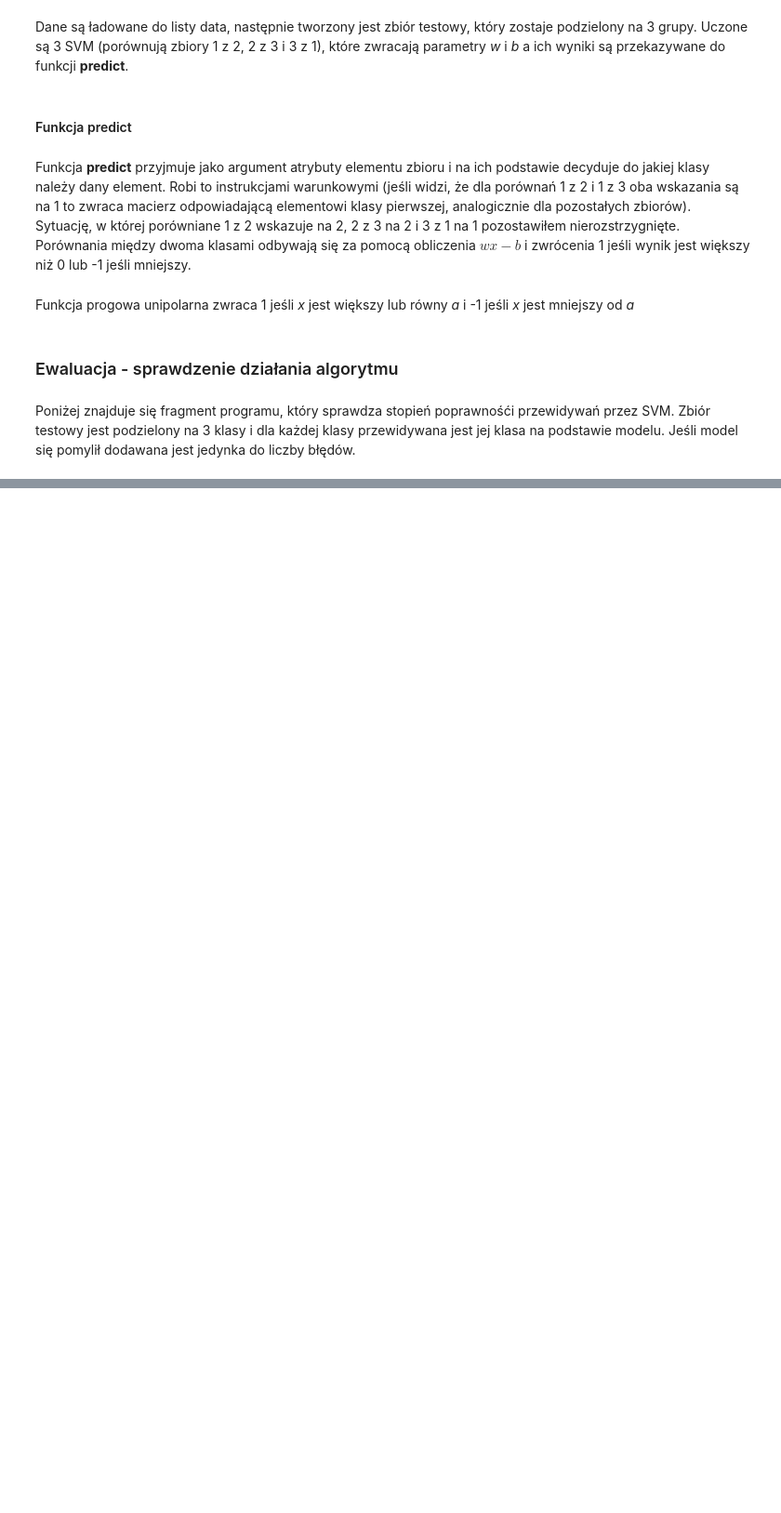
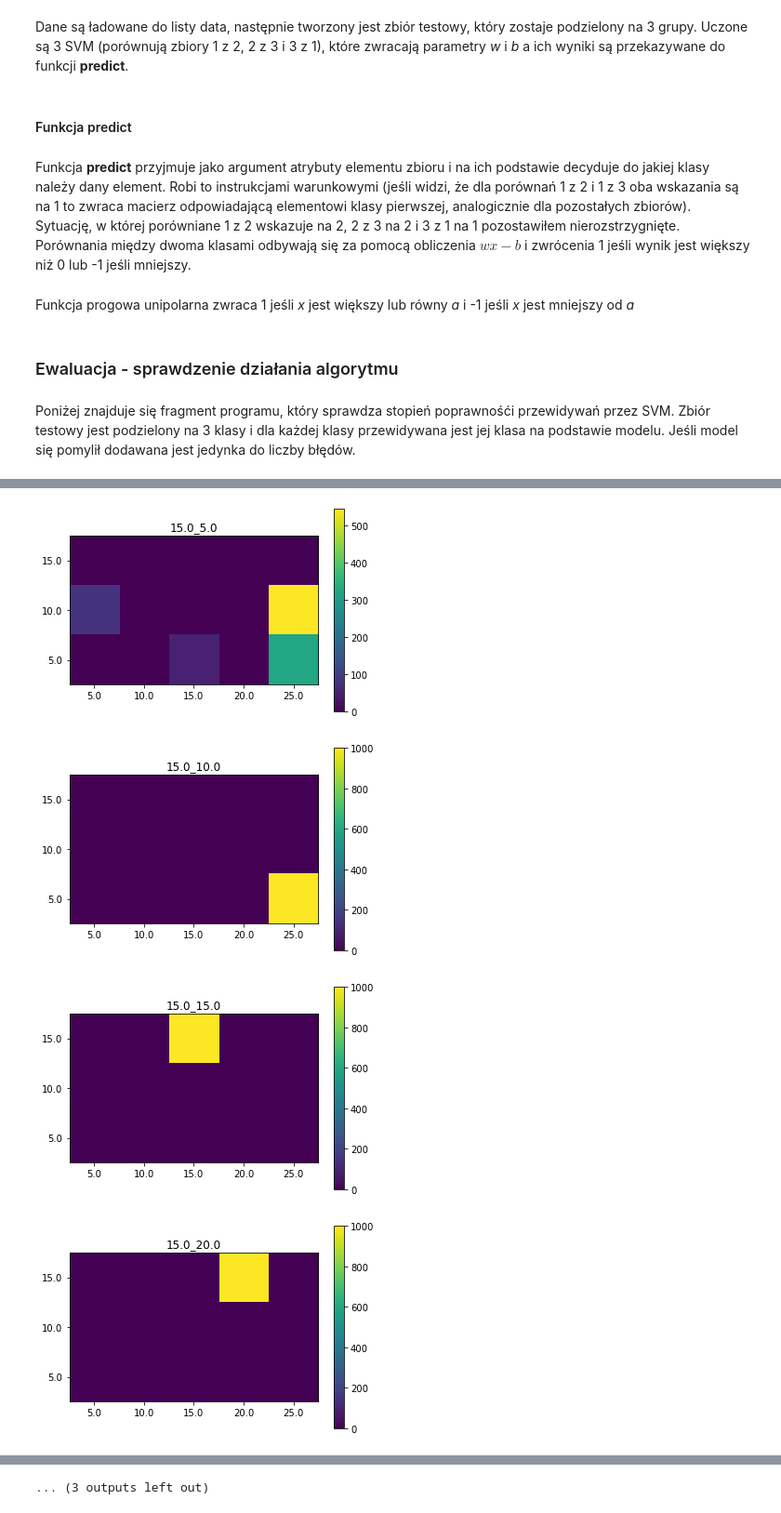
Before and after one commit to Mitchu727/Fingmap, a Jupyter notebook: Data/Classificator - SVM.ipynb, the cells around one changed output, grey strips where cells are left out. Shown at 93% size. Cells and saved outputs as stored; diff of their text form; code cells hidden in the pictures; blank space fills up the shorter version.

Commit message:
Implementing heatmap for SVM #1

```diff
--- a/Data/Classificator - SVM.ipynb
+++ b/Data/Classificator - SVM.ipynb
@@ -179,4 +179,9 @@ for _ in range(10):
 classification_array = test(class_vector, predict, [parameters_array])
 # %%
 for class_name in data_dictionary:
-    create_heatmap(class_name, data_dictionary, classification_array)
+    create_classification_heatmap(class_name, data_dictionary, classification_array)
+# %% [output]
+[figure, added]
+[figure, added]
+[figure, added]
+[figure, added]
@@ -183,2 +196,3 @@ for class_name in data_dictionary:
+... (3 outputs left out)
 # %%
 for class_name in data_dictionary:
```
Also changed, not shown: parts of 8 cells of this notebook, 1 other file.
